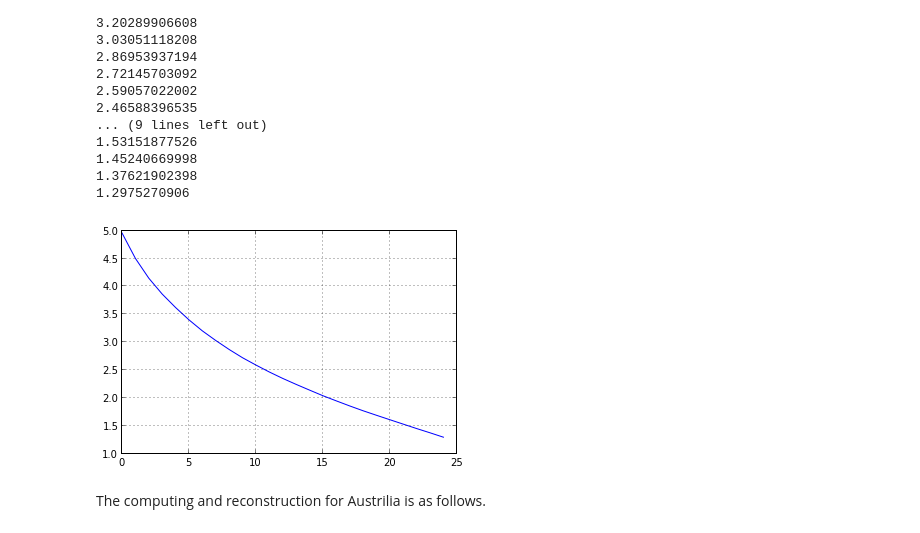
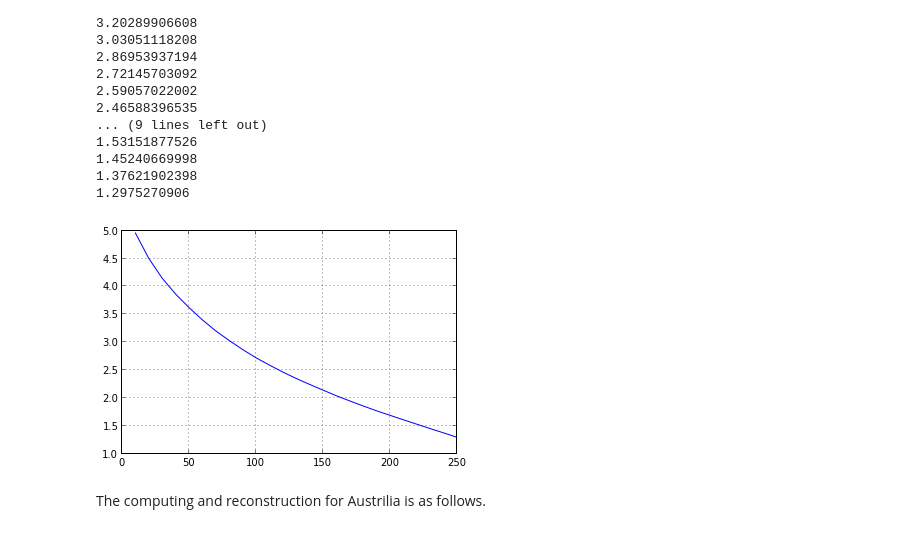
Before and after one commit to intermilan/UCSD_BigData, a Jupyter notebook: notebooks/weather/Weather Analysis.ipynb, the cells around one changed output. Drawn from its saved outputs; the diff is of its cells as text; code cells hidden in the pictures.

```diff
--- a/notebooks/weather/Weather Analysis.ipynb
+++ b/notebooks/weather/Weather Analysis.ipynb
@@ -764,10 +764,10 @@ for k in range(10, 251, 10):
 1.37621902398
 1.2975270906
 # %%
-plot(CA_Error)
+plot(range(10, 251, 10), CA_Error)
 grid()
 # %% [output]
-[figure, old version]
+[figure, new version]
 # %% [markdown]
 The computing and reconstruction for Austrilia is as follows.
 # %%
```
Also changed, not shown: parts of 4 cells of this notebook.
